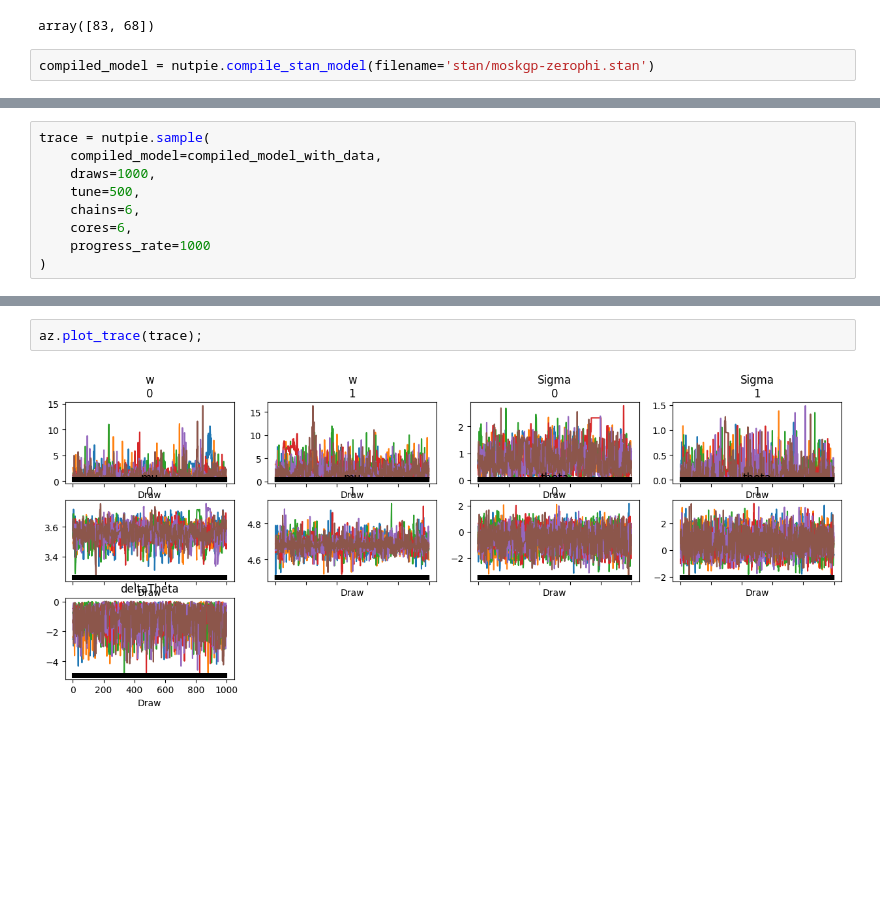
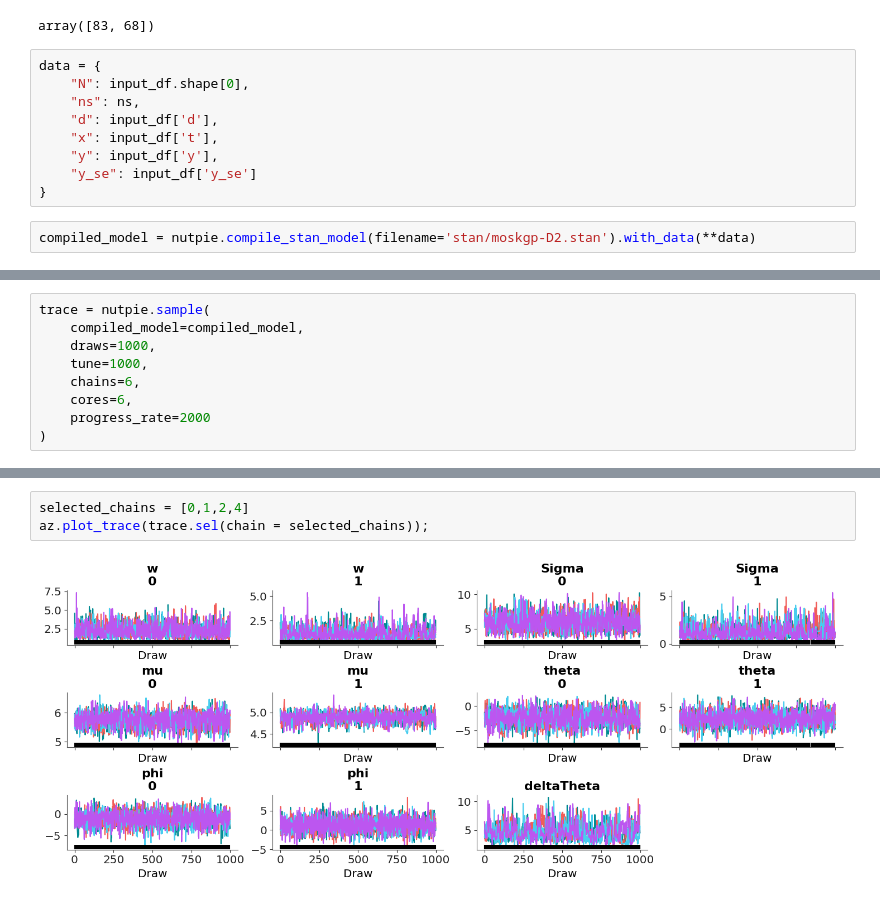
Before and after one commit to shihchingfu/mogptk-examples, a Jupyter notebook: D2-Q1-moskgp.ipynb, the cells around one changed output, grey strips where cells are left out. Drawn from its saved outputs; the diff is of its cells as text; blank space fills up the shorter version.

Commit message:
Rerun with fixed stan typo.

```diff
--- a/D2-Q1-moskgp.ipynb
+++ b/D2-Q1-moskgp.ipynb
@@ -37,5 +40,14 @@ ns = input_df['d'].value_counts().to_numpy()
 ns
 # %% [output]
 array([83, 68])
+# %%
+data = {
+    "N": input_df.shape[0],
+    "ns": ns,
+    "d": input_df['d'],
+    "x": input_df['t'],
+    "y": input_df['y'],
+    "y_se": input_df['y_se']
+}
 # %%
-compiled_model = nutpie.compile_stan_model(filename='stan/moskgp-zerophi.stan')
+compiled_model = nutpie.compile_stan_model(filename='stan/moskgp-D2.stan').with_data(**data)
@@ -52,11 +54,11 @@ compiled_model_with_data = compiled_model.with_data(
 # %%
 trace = nutpie.sample(
-    compiled_model=compiled_model_with_data,
+    compiled_model=compiled_model,
     draws=1000,
-    tune=500,
+    tune=1000,
     chains=6,
     cores=6,
-    progress_rate=1000
+    progress_rate=2000
 )
 # %% [output]
 Sampler Progress
@@ -92,4 +142,5 @@ Group: /posterior
 # %%
-az.plot_trace(trace);
+selected_chains = [0,1,2,4]
+az.plot_trace(trace.sel(chain = selected_chains));
 # %% [output]
-[figure, old version]
+[figure, new version]
```
Also changed, not shown: parts of 16 cells of this notebook.
